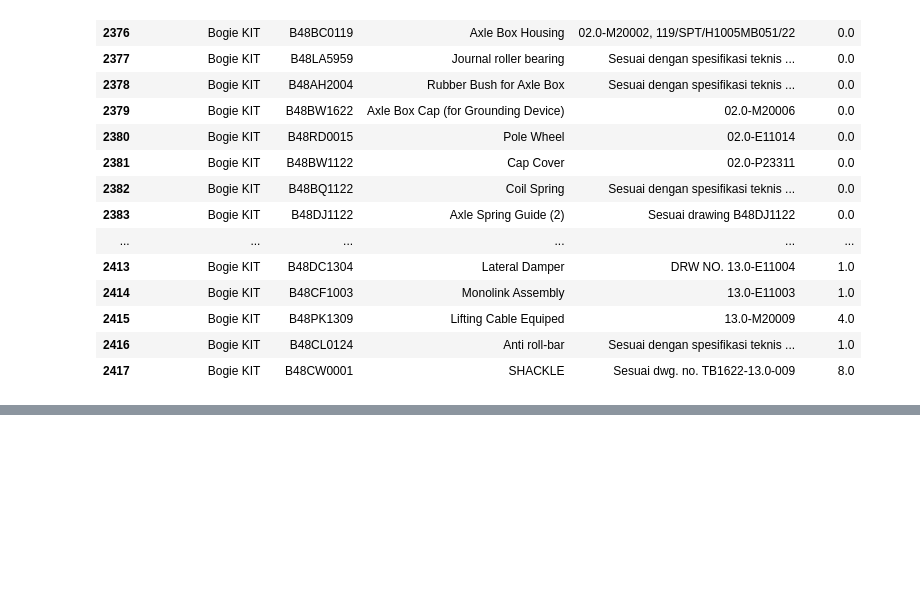
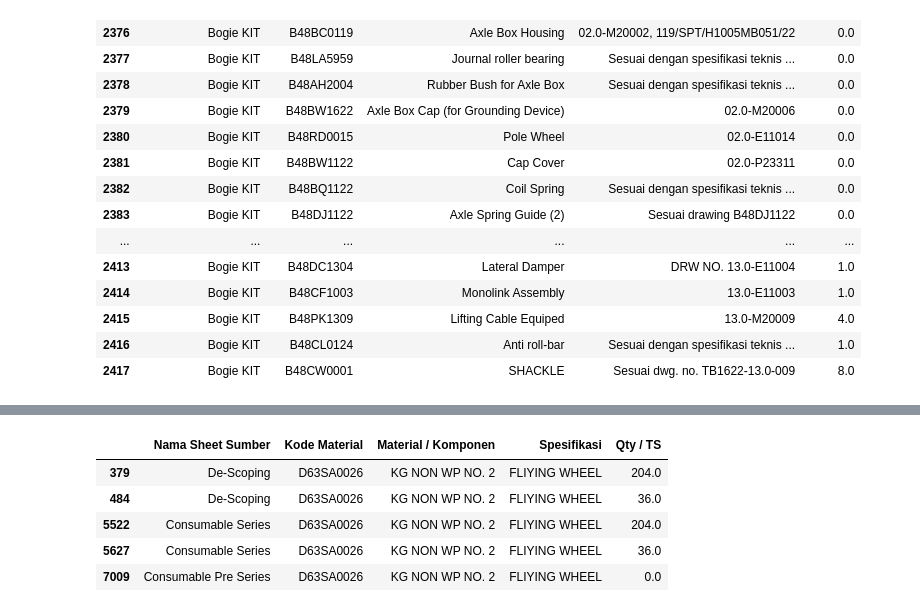
Before and after one commit to widura26/recap-automation, a Jupyter notebook: recap_automation.ipynb, the cells around one changed output, grey strips where cells are left out. Saved outputs shown, nothing was run; the diff lists cells and outputs as text; code cells hidden in the pictures; blank space fills up the shorter version.

```diff
--- a/recap_automation.ipynb
+++ b/recap_automation.ipynb
@@ -742,0 +806,9 @@ bogieKitData
+# %%
+data[data["Kode Material"] == "D63SA0026"]
+# %% [output]
+|  | Nama Sheet Sumber | Kode Material | Material / Komponen | Spesifikasi | Qty / TS |
+| 379 | De-Scoping | D63SA0026 | KG NON WP NO. 2 | FLIYING WHEEL | 204.0 |
+| 484 | De-Scoping | D63SA0026 | KG NON WP NO. 2 | FLIYING WHEEL | 36.0 |
+| 5522 | Consumable Series | D63SA0026 | KG NON WP NO. 2 | FLIYING WHEEL | 204.0 |
+| 5627 | Consumable Series | D63SA0026 | KG NON WP NO. 2 | FLIYING WHEEL | 36.0 |
+| 7009 | Consumable Pre Series | D63SA0026 | KG NON WP NO. 2 | FLIYING WHEEL | 0.0 |
```
Also changed, not shown: parts of 10 cells of this notebook.
